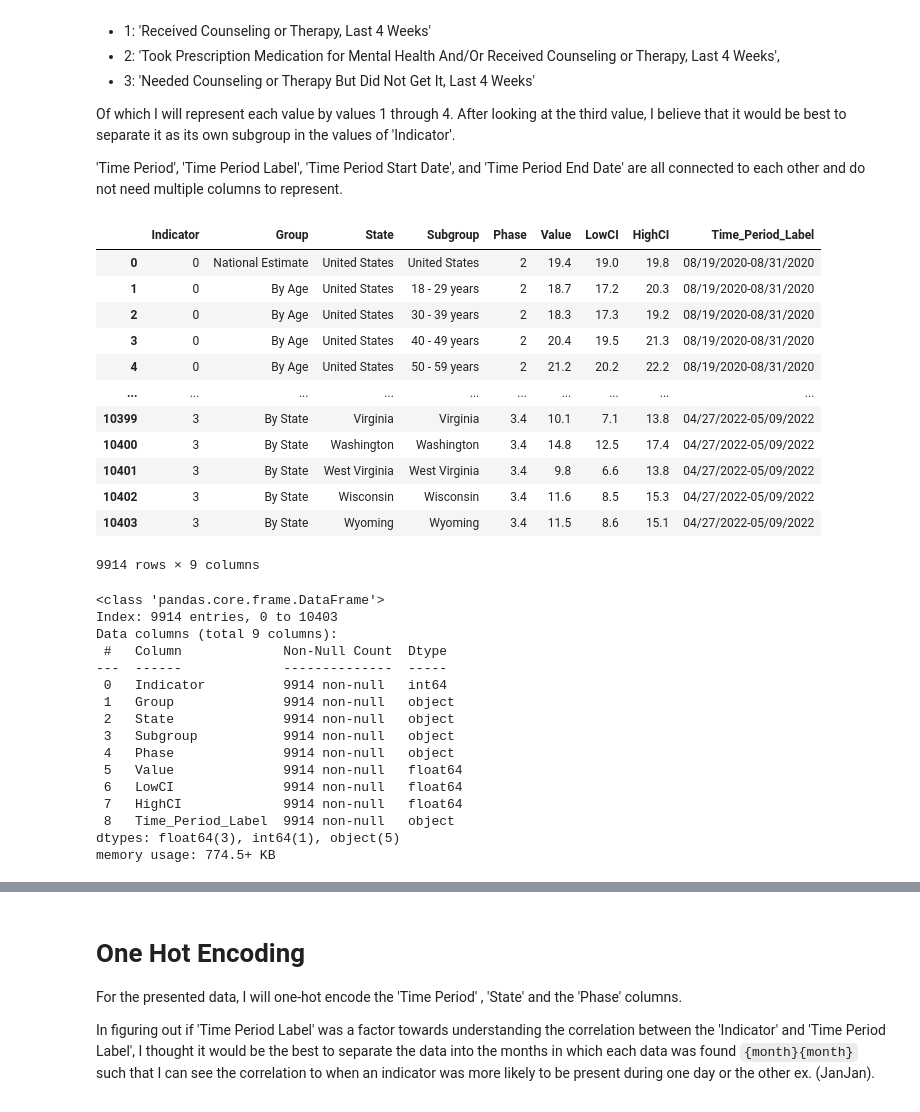
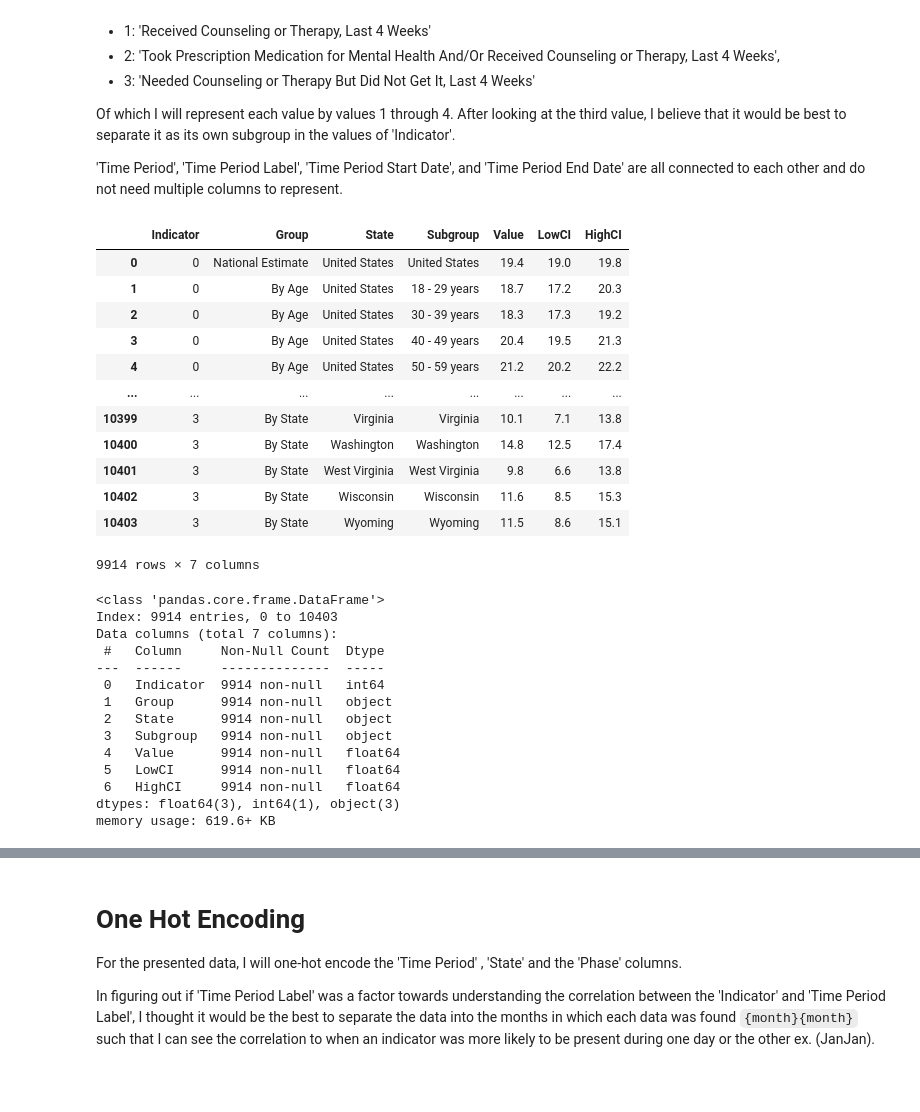
Before and after one commit to natedolor/Mental_Health_HO, a Jupyter notebook: mental_health.ipynb, the cells around one changed output, grey strips where cells are left out. Cells and saved outputs as stored; diff of their text form; code cells hidden in the pictures.

```diff
--- a/mental_health.ipynb
+++ b/mental_health.ipynb
@@ -164,64 +167,61 @@ Of which I will represent each value by values 1 through 4. After looking at the
     for val in frame['Time Period Label'].unique():
         new_frame.loc[new_frame['Time Period Label'] == val, 'Time Period Label'] = re.findall(r"[a-zA-Z]+", val)[0] +  re.findall(r"[a-zA-Z]+", val)[1]
     new_frame['Phase'] = new_frame['Phase'].astype(float)
     """
 def data_clean(frame):
     new_frame = frame.copy(deep = True)
     Time_Period = frame['Time Period Start Date'].astype(str) + "-" + frame['Time Period End Date']
-    new_frame = new_frame.assign(Time_Period_Label = Time_Period)
 
     # Indicator's 4 unique values will be become numerical for flexibility
     for count, val in enumerate(frame['Indicator'].unique()):
         new_frame.loc[new_frame['Indicator'] == val, 'Indicator'] = count
     new_frame['Indicator'] = new_frame['Indicator'].astype(int)
 
 
     # Dropping frames that I have no context for and/or are the same data
-    new_frame.drop(columns=['Time Period', 'Time Period Label', 'Quartile Range', 'Suppression Flag', 'Confidence Interval', 'Time Period Start Date', 'Time Period End Date'], axis = 1, inplace = True)
+    new_frame.drop(columns=['Phase', 'Time Period', 'Time Period Label', 'Quartile Range', 'Suppression Flag', 'Confidence Interval', 'Time Period Start Date', 'Time Period End Date'], axis = 1, inplace = True)
     # Dropping rest of data that has NA values
     new_frame.dropna(how = 'any', inplace = True)
 
     # Concatenating 'Time Period Start Date' and 'Time Period End Date' for 'Time Period Label' to combine all time measured data
     # Dropping rest of time measuring data columnns
 
     #new_frame = frame.drop(columns= ['Time Period Start Date',  'Time Period End Date'], axis = 1, inplace = True)
 
 
     return new_frame
 
 cleaned_frame = data_clean(unique_data)
 cleaned_frame.dtypes
 cleaned_frame
 # %% [output]
-|  | Indicator | Group | State | Subgroup | Phase | Value | LowCI | HighCI | Time_Period_Label |
-| 0 | 0 | National Estimate | United States | United States | 2 | 19.4 | 19.0 | 19.8 | 08/19/2020-08/31/2020 |
-| 1 | 0 | By Age | United States | 18 - 29 years | 2 | 18.7 | 17.2 | 20.3 | 08/19/2020-08/31/2020 |
-| 2 | 0 | By Age | United States | 30 - 39 years | 2 | 18.3 | 17.3 | 19.2 | 08/19/2020-08/31/2020 |
-| 3 | 0 | By Age | United States | 40 - 49 years | 2 | 20.4 | 19.5 | 21.3 | 08/19/2020-08/31/2020 |
-| 4 | 0 | By Age | United States | 50 - 59 years | 2 | 21.2 | 20.2 | 22.2 | 08/19/2020-08/31/2020 |
-| ... | ... | ... | ... | ... | ... | ... | ... | ... | ... |
-| 10399 | 3 | By State | Virginia | Virginia | 3.4 | 10.1 | 7.1 | 13.8 | 04/27/2022-05/09/2022 |
-| 10400 | 3 | By State | Washington | Washington | 3.4 | 14.8 | 12.5 | 17.4 | 04/27/2022-05/09/2022 |
-| 10401 | 3 | By State | West Virginia | West Virginia | 3.4 | 9.8 | 6.6 | 13.8 | 04/27/2022-05/09/2022 |
-| 10402 | 3 | By State | Wisconsin | Wisconsin | 3.4 | 11.6 | 8.5 | 15.3 | 04/27/2022-05/09/2022 |
-| 10403 | 3 | By State | Wyoming | Wyoming | 3.4 | 11.5 | 8.6 | 15.1 | 04/27/2022-05/09/2022 |
+|  | Indicator | Group | State | Subgroup | Value | LowCI | HighCI |
+| 0 | 0 | National Estimate | United States | United States | 19.4 | 19.0 | 19.8 |
+| 1 | 0 | By Age | United States | 18 - 29 years | 18.7 | 17.2 | 20.3 |
+| 2 | 0 | By Age | United States | 30 - 39 years | 18.3 | 17.3 | 19.2 |
+| 3 | 0 | By Age | United States | 40 - 49 years | 20.4 | 19.5 | 21.3 |
+| 4 | 0 | By Age | United States | 50 - 59 years | 21.2 | 20.2 | 22.2 |
+| ... | ... | ... | ... | ... | ... | ... | ... |
+| 10399 | 3 | By State | Virginia | Virginia | 10.1 | 7.1 | 13.8 |
+| 10400 | 3 | By State | Washington | Washington | 14.8 | 12.5 | 17.4 |
+| 10401 | 3 | By State | West Virginia | West Virginia | 9.8 | 6.6 | 13.8 |
+| 10402 | 3 | By State | Wisconsin | Wisconsin | 11.6 | 8.5 | 15.3 |
+| 10403 | 3 | By State | Wyoming | Wyoming | 11.5 | 8.6 | 15.1 |
-9914 rows × 9 columns
+9914 rows × 7 columns
 # %%
 cleaned_frame.info()
 # %% [output]
 <class 'pandas.core.frame.DataFrame'>
 Index: 9914 entries, 0 to 10403
-Data columns (total 9 columns):
- #   Column             Non-Null Count  Dtype
----  ------             --------------  -----
- 0   Indicator          9914 non-null   int64
- 1   Group              9914 non-null   object
- 2   State              9914 non-null   object
- 3   Subgroup           9914 non-null   object
- 4   Phase              9914 non-null   object
- 5   Value              9914 non-null   float64
- 6   LowCI              9914 non-null   float64
- 7   HighCI             9914 non-null   float64
- 8   Time_Period_Label  9914 non-null   object
-dtypes: float64(3), int64(1), object(5)
-memory usage: 774.5+ KB
+Data columns (total 7 columns):
+ #   Column     Non-Null Count  Dtype
+---  ------     --------------  -----
+ 0   Indicator  9914 non-null   int64
+ 1   Group      9914 non-null   object
+ 2   State      9914 non-null   object
+ 3   Subgroup   9914 non-null   object
+ 4   Value      9914 non-null   float64
+ 5   LowCI      9914 non-null   float64
+ 6   HighCI     9914 non-null   float64
+dtypes: float64(3), int64(1), object(3)
+memory usage: 619.6+ KB
```
Also changed, not shown: parts of 16 cells of this notebook.
